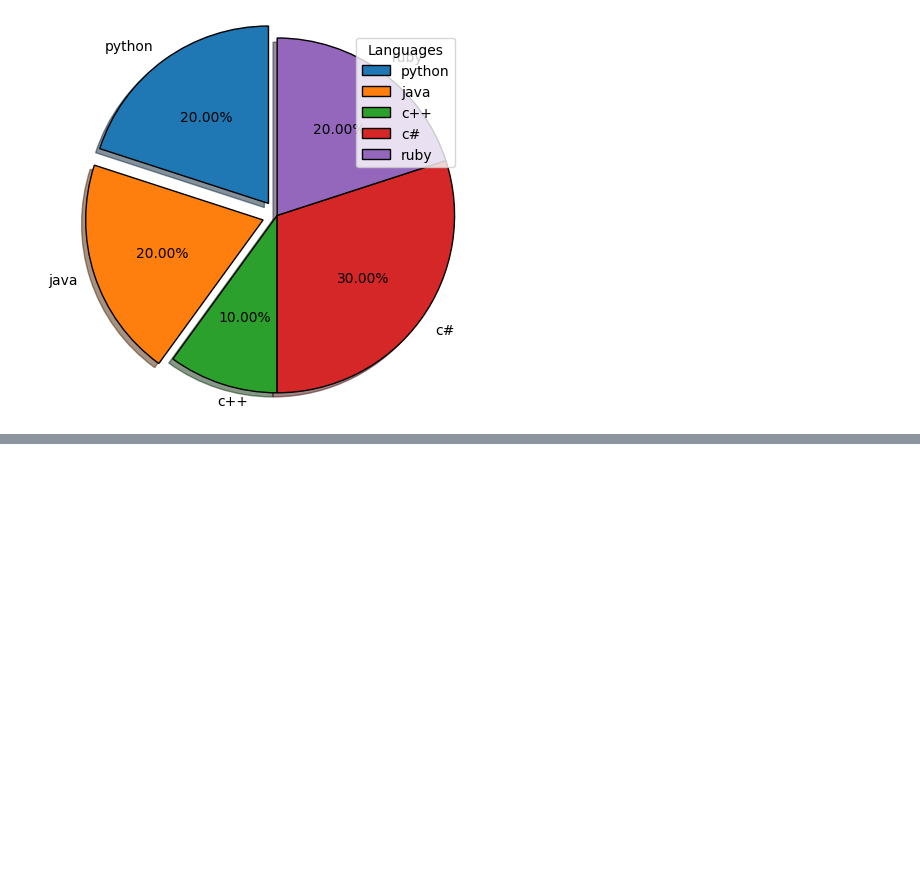
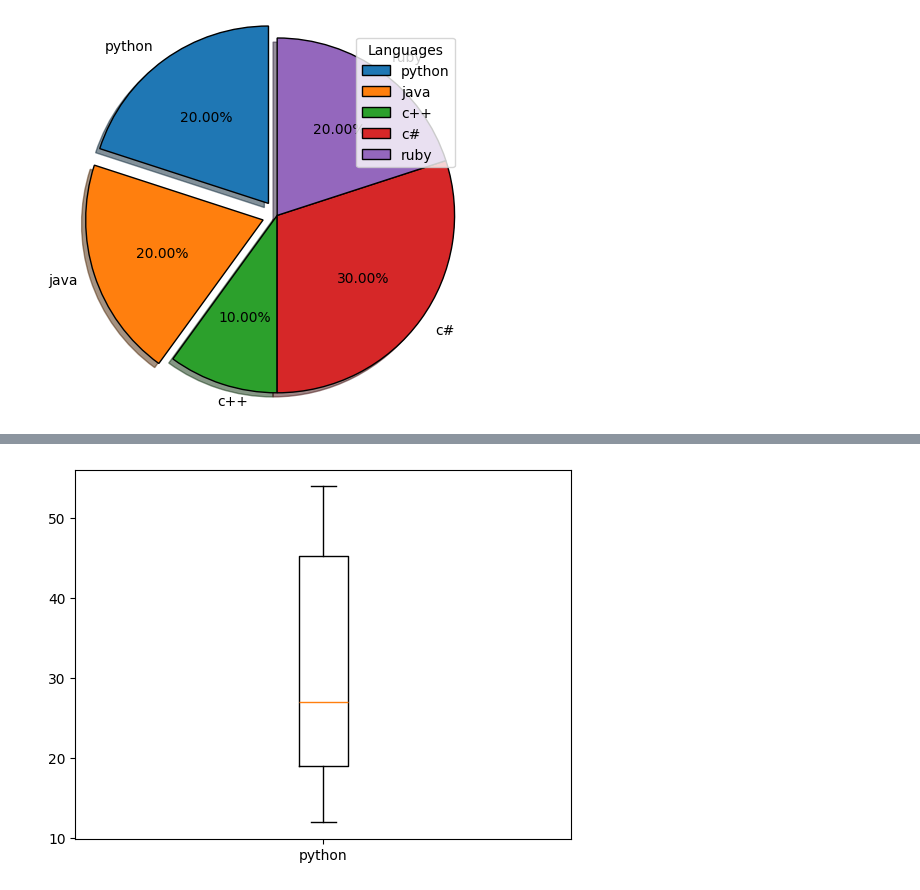
Before and after one commit to Sakib-Hossaine/Machine_Learing_Lab, a Jupyter notebook: new.ipynb, the cells around one changed output, grey strips where cells are left out. Saved outputs shown, nothing was run; the diff lists cells and outputs as text; code cells hidden in the pictures; blank space fills up the shorter version.

```diff
--- a/new.ipynb
+++ b/new.ipynb
@@ -174,0 +192,6 @@ plt.show()
+# %%
+no=[44, 19, 31, 49, 12, 53, 23, 19, 54, 37, 19, 15]
+plt.boxplot(no,widths=0.1,labels=["python"])
+plt.show()
+# %% [output]
+[figure, added]
```
Also changed, not shown: parts of 5 cells of this notebook.
